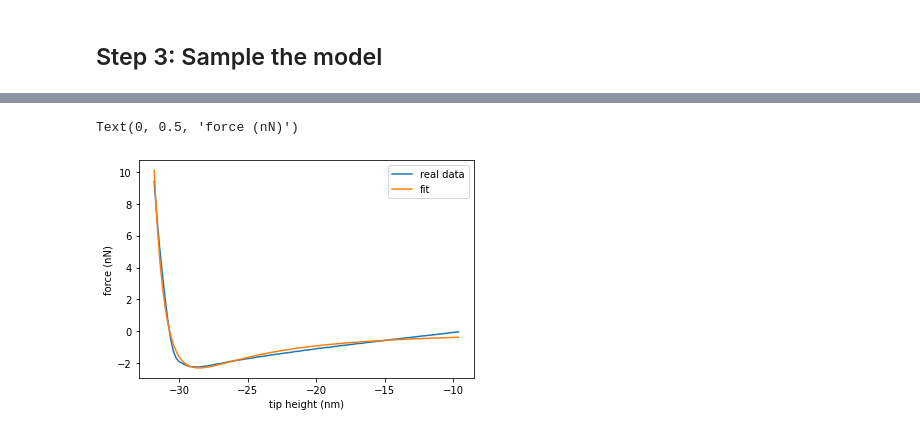
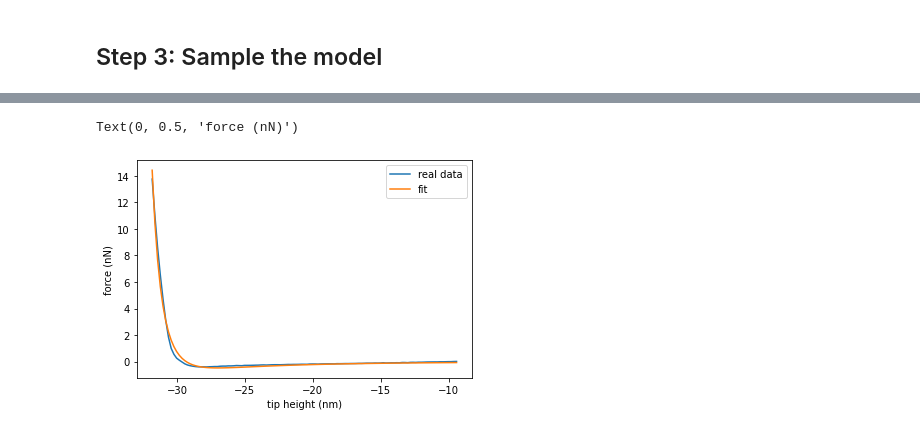
Before and after one commit to phys201/nc_AFM, a Jupyter notebook: documentation.ipynb, the cells around one changed output, grey strips where cells are left out. Drawn from its saved outputs; the diff is of its cells as text; code cells hidden in the pictures.

Commit message:
few fixes: reorganizing, unittests
update df data.
delete df_to_force notebook

```diff
--- a/documentation.ipynb
+++ b/documentation.ipynb
@@ -500,19 +510,19 @@ k = 1800
 #central frequency Hz
 f_0 = 19796.5
 
-force_array = fn.df2force(z_df_dataframe['z'], z_df_dataframe['0.75'], a, k, f_0)
+force_array = cnv.df2force(z_df_dataframe['z'], z_df_dataframe, '1.75', a, k, f_0, cpd_v = '1.75')
 # %% [markdown]
 ### Step 1b: convert z and force to nano-units.
 
 Notice: **no** user defined shift is required! Just be sure to include fit_z0 = True when creating the model!
 # %%
-z_data = z_df_dataframe['z'][:-1].values*10**9 # nm
+z_data = z_df_dataframe['z'].values*10**9 # nm
 
 f_data = force_array*10**9 #nN
 
 noise = 0.05 #nN
 
 #fudge the Hamaker constant a little... Since using 0.286 doens't give good results.
-hamaker = 0.286 #aJ
+hamaker = 10.286 #aJ
 # %%
 plt.plot(z_data, f_data)
@@ -555,16 +567,16 @@ The number of effective samples is smaller than 25% for some parameters.
 # %%
-rep_factor = 1229
-radius = 6001
+rep_factor = 453.4
+radius = 56.9
 noise_0 = 0
 
-z_0_sph = -35
+z_0_sph = -34.3
 
 plt.plot(z_data, f_data, label = 'real data')
-plt.plot(z_data, fn.simulate_data_sph(rep_factor, hamaker, radius, noise_0, z_data, z_0_sph), label = 'fit')
+plt.plot(z_data, sim.sph(rep_factor, hamaker, radius, noise_0, z_data, z_0_sph), label = 'fit')
 
 plt.legend()
 plt.xlabel('tip height (nm)')
 plt.ylabel('force (nN)')
 # %% [output]
 Text(0, 0.5, 'force (nN)')
-[figure, old version]
+[figure, new version]
```
Also changed, not shown: parts of 20 cells of this notebook, 11 other files.
